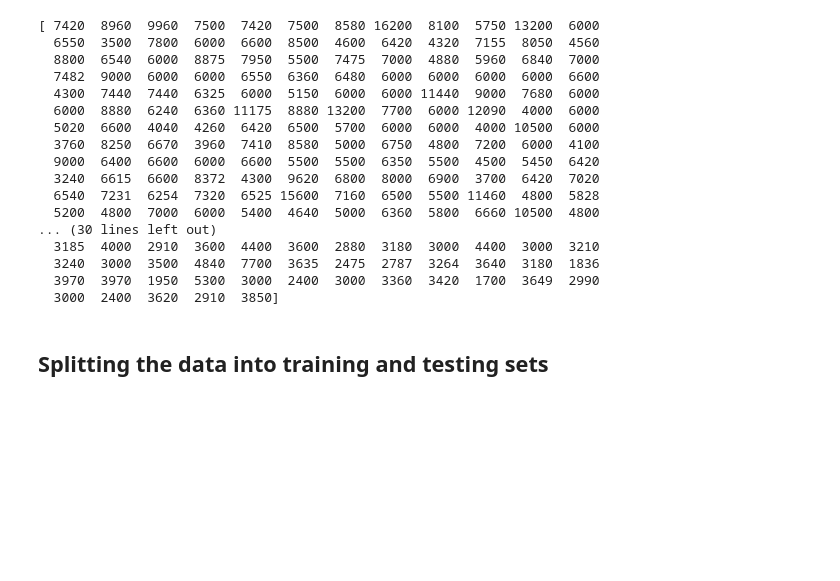
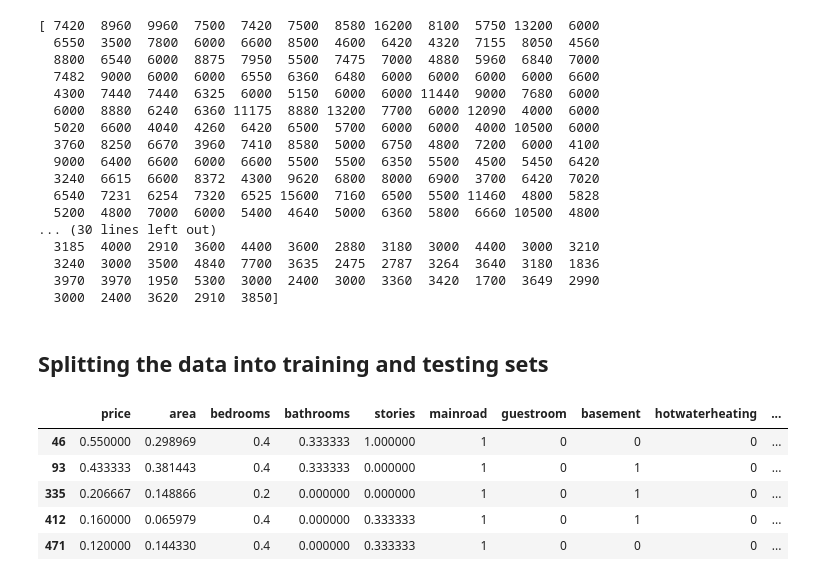
Before and after one commit to gideon-ogunbanjo/NEXUS, a Jupyter notebook: nexus.ipynb, the cells around one changed output. Cells and saved outputs as stored; diff of their text form; code cells hidden in the pictures; blank space fills up the shorter version.

```diff
--- a/nexus.ipynb
+++ b/nexus.ipynb
@@ -264,3 +264,12 @@ scaler = MinMaxScaler()
 num_vars = ['area', 'bedrooms', 'bathrooms', 'stories', 'parking','price']
 # %%
 df_train[num_vars] = scaler.fit_transform(df_train[num_vars]) # type: ignore
+# %%
+df_train.head()
+# %% [output]
+|  | price | area | bedrooms | bathrooms | stories | mainroad | guestroom | basement | hotwaterheating | ... |
+| 46 | 0.550000 | 0.298969 | 0.4 | 0.333333 | 1.000000 | 1 | 0 | 0 | 0 | ... |
+| 93 | 0.433333 | 0.381443 | 0.4 | 0.333333 | 0.000000 | 1 | 0 | 1 | 0 | ... |
+| 335 | 0.206667 | 0.148866 | 0.2 | 0.000000 | 0.000000 | 1 | 0 | 1 | 0 | ... |
+| 412 | 0.160000 | 0.065979 | 0.4 | 0.000000 | 0.333333 | 1 | 0 | 1 | 0 | ... |
+| 471 | 0.120000 | 0.144330 | 0.4 | 0.000000 | 0.333333 | 1 | 0 | 0 | 0 | ... |
```
Also changed, not shown: parts of 4 cells of this notebook.
